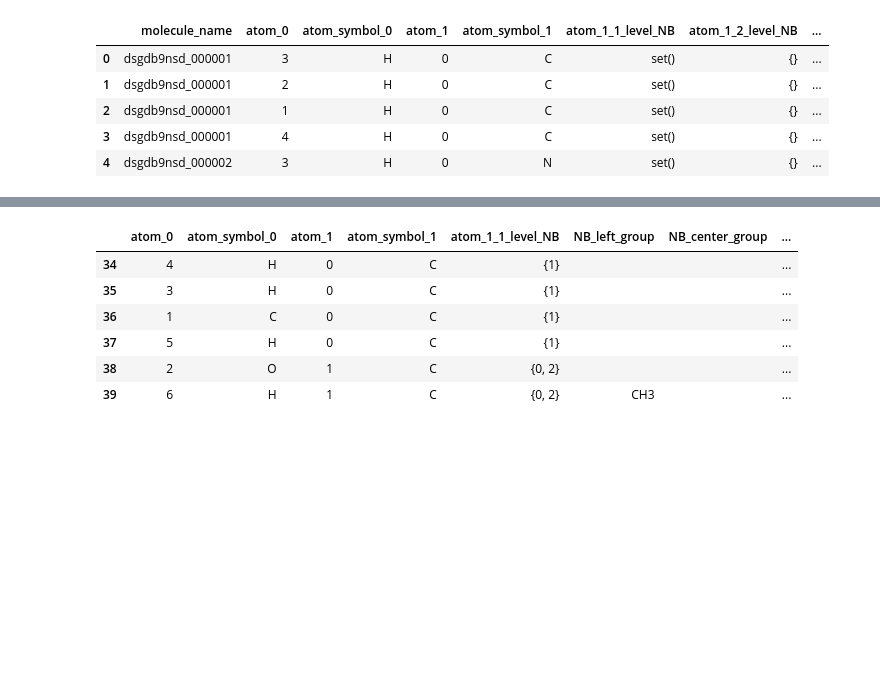
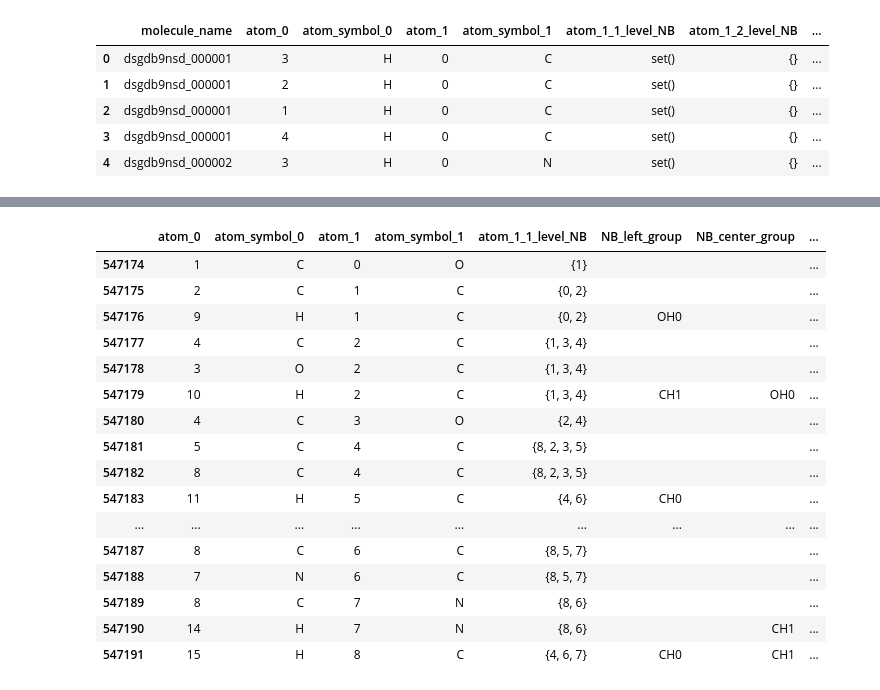
Before and after one commit to johngreibelarsen/predicting-molecular-properties, a Jupyter notebook: basic_feature_engineering_v8a.ipynb, the cells around one changed output, grey strips where cells are left out. Drawn from its saved outputs; the diff is of its cells as text; code cells hidden in the pictures; blank space fills up the shorter version.

```diff
--- a/basic_feature_engineering_v8a.ipynb
+++ b/basic_feature_engineering_v8a.ipynb
@@ -119,7 +119,7 @@ molecular_structures.head()
 | 4 | dsgdb9nsd_000002 | 3 | H | 0 | N | set() | {} | ... |
 # %%
 #molecular_structures.loc[molecular_structures['molecule_name'] == 'dsgdb9nsd_000050']
-selected_molecules = molecular_structures.iloc[34:40]
+selected_molecules = molecular_structures.iloc[547174:547192]
 # %%
 # For testing below functionality
 
@@ -449,19 +457,29 @@ Wall time: 1min 15s
 # %%
 # Let's test it is correct
 
-df_test = molecular_structures.loc[molecular_structures['molecule_name'] == 'dsgdb9nsd_000011']
+df_test = molecular_structures.loc[molecular_structures['molecule_name'] == 'dsgdb9nsd_050000']
 
 selected_columns = ['atom_0', 'atom_symbol_0', 'atom_1', 'atom_symbol_1', 'atom_1_1_level_NB', 'NB_left_group',
                     'NB_center_group', 'NB_right_group', 'NB_all_groups', 'NB_in_ring', 'NB_is_aromatic',
                     'NB_is_primary_amide', 'NB_is_secondary_amide', 'NB_is_tertiary_amide', 'NB_is_ester',
                     'NB_is_carbonyl','NB_is_hydroxyl']
 
 df_test[selected_columns]
 # %% [output]
 |  | atom_0 | atom_symbol_0 | atom_1 | atom_symbol_1 | atom_1_1_level_NB | NB_left_group | NB_center_group | ... |
-| 34 | 4 | H | 0 | C | {1} |  |  | ... |
-| 35 | 3 | H | 0 | C | {1} |  |  | ... |
-| 36 | 1 | C | 0 | C | {1} |  |  | ... |
-| 37 | 5 | H | 0 | C | {1} |  |  | ... |
-| 38 | 2 | O | 1 | C | {0, 2} |  |  | ... |
-| 39 | 6 | H | 1 | C | {0, 2} | CH3 |  | ... |
+| 547174 | 1 | C | 0 | O | {1} |  |  | ... |
+| 547175 | 2 | C | 1 | C | {0, 2} |  |  | ... |
+| 547176 | 9 | H | 1 | C | {0, 2} | OH0 |  | ... |
+| 547177 | 4 | C | 2 | C | {1, 3, 4} |  |  | ... |
+| 547178 | 3 | O | 2 | C | {1, 3, 4} |  |  | ... |
+| 547179 | 10 | H | 2 | C | {1, 3, 4} | CH1 | OH0 | ... |
+| 547180 | 4 | C | 3 | O | {2, 4} |  |  | ... |
+| 547181 | 5 | C | 4 | C | {8, 2, 3, 5} |  |  | ... |
+| 547182 | 8 | C | 4 | C | {8, 2, 3, 5} |  |  | ... |
+| 547183 | 11 | H | 5 | C | {4, 6} | CH0 |  | ... |
+| ... | ... | ... | ... | ... | ... | ... | ... | ... |
+| 547187 | 8 | C | 6 | C | {8, 5, 7} |  |  | ... |
+| 547188 | 7 | N | 6 | C | {8, 5, 7} |  |  | ... |
+| 547189 | 8 | C | 7 | N | {8, 6} |  |  | ... |
+| 547190 | 14 | H | 7 | N | {8, 6} |  | CH1 | ... |
+| 547191 | 15 | H | 8 | C | {4, 6, 7} | CH0 | CH1 | ... |
```
Also changed, not shown: parts of 3 cells of this notebook.
